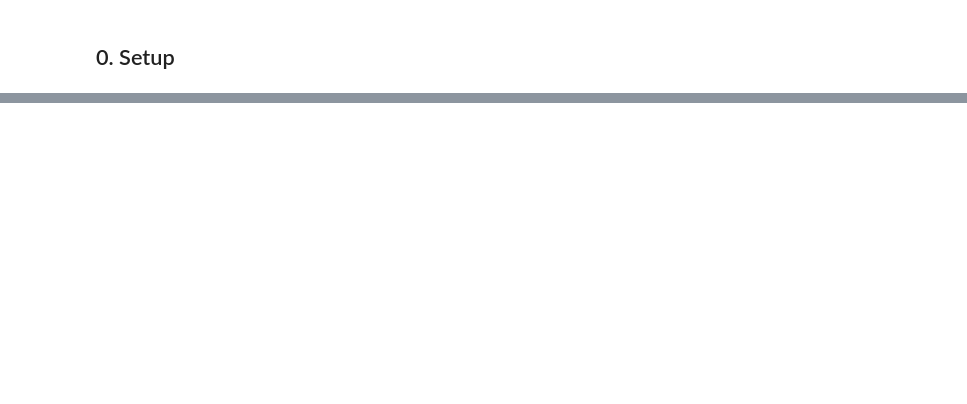
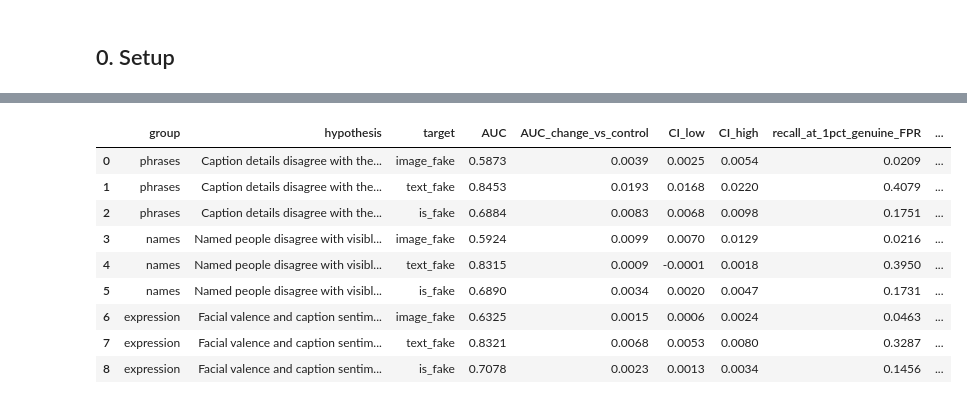
Before and after one commit to mfchloe/bt4012-team12, a Jupyter notebook: notebooks/07_multimodal_analysis.ipynb, the cells around one changed output, grey strips where cells are left out. Drawn from its saved outputs; the diff is of its cells as text; code cells hidden in the pictures; blank space fills up the shorter version.

```diff
--- a/notebooks/07_multimodal_analysis.ipynb
+++ b/notebooks/07_multimodal_analysis.ipynb
@@ -309,0 +953,80 @@ Use training data for fitting, validation for comparisons/thresholds, and test o
+# %%
+hypotheses = {
+    "phrases": "Caption details disagree with the image",
+    "names": "Named people disagree with visible faces",
+    "expression": "Facial valence and caption sentiment interact",
+}
+strict_lookup = low_fpr_results.set_index(["experiment", "target"])
+findings_rows = []
+for group in group_columns:
+    experiment, reference = f"Expanded: {group}", f"Control: {group}"
+    for target in TARGETS:
+        comparison = auc_differences.query("experiment == @experiment and reference == @reference and target == @target").iloc[0]
+        status = ("candidate" if comparison.CI_low > 0 else
+                  "not supported in this experiment" if comparison.CI_high <= 0 else "inconclusive")
+        findings_rows.append({"group": group, "hypothesis": hypotheses[group], "target": target,
+                              "AUC": float(auc_lookup.loc[(experiment, target)]),
+                              "AUC_change_vs_control": comparison.AUC_difference,
+                              "CI_low": comparison.CI_low, "CI_high": comparison.CI_high,
+                              "recall_at_1pct_genuine_FPR": float(strict_lookup.loc[(experiment, target), "Recall"]),
+                              "recall_change_vs_control": float(strict_lookup.loc[(experiment, target), "Recall"] - strict_lookup.loc[(reference, target), "Recall"]),
+                              "status": status})
+findings = pd.DataFrame(findings_rows)
+display(findings.round(4))
+display(coverage)
+display(runtimes.round(2))
+
+notebook_file = PROJECT_ROOT / "notebooks/07_multimodal_analysis.ipynb"
+notebook_sources = [(c["cell_type"], "".join(c["source"])) for c in json.loads(notebook_file.read_text())["cells"]]
+import sklearn
+from importlib.metadata import version
+configuration = {
+    "seed": RANDOM_STATE, "classifier": {"name": "StandardScaler + LogisticRegression", "C": 1., "max_iter": 2000, "class_weight": None},
+    "fit_split": "train_sample", "evaluation_split": "validation", "test_evaluated": False,
+    "bootstrap": {"resamples": BOOTSTRAPS, "unit": "article id", "paired": True, "refit": False},
+    "overall_score": "1 - (1 - p_image_fake) * (1 - p_text_fake)",
+    "threshold_protocol": "validation F1 and <=1% genuine-validation FPR; >= comparison; ties conservative",
+    "code_sha256": fingerprint(notebook_sources),
+    "evaluation_helper_sha256": file_sha256(PROJECT_ROOT / "src/evaluation.py"),
+    "clip_helper_sha256": file_sha256(PROJECT_ROOT / "src/clip_features.py"),
+    "data_sha256": data_fingerprints, "face_identity": face_identity,
+    "feature_fingerprints": {"phrases": phrase_key, "names_expression": new_feature_key},
+    "phrase_encoder": encoder_config, "face_encoder": face_encoder_config,
+    "versions": {"numpy": np.__version__, "pandas": pd.__version__, "sklearn": sklearn.__version__,
+                 "spacy": spacy.__version__, "vaderSentiment": version("vaderSentiment")},
+    "experiments": experiments,
+}
+# Full ordered prompts are represented by hashes/counts to keep committed configuration compact.
+for key in ["phrase_encoder", "face_encoder"]:
+    configuration[key] = {**configuration[key], "prompt_sha256": fingerprint(configuration[key]["prompts"]),
+                          "prompt_count": len(configuration[key]["prompts"])}
+    configuration[key].pop("prompts")
+run_key = fingerprint(configuration)[:16]
+run_dir = RESULTS_DIR / run_key
+run_dir.mkdir(parents=True, exist_ok=True)
+write_json(run_dir / "configuration.json", {**configuration, "execution_status": "incomplete_until_metrics_saved"})
+tables = {"validation_metrics": results, "validation_1pct_genuine_fpr": low_fpr_results,
+          "manipulation_type_rates": by_type, "paired_auc_differences": auc_differences,
+          "coverage": coverage, "runtime": runtimes, "findings": findings}
+for name, frame in tables.items():
+    path = run_dir / f"{name}.csv"
+    temporary = path.with_suffix(".tmp")
+    frame.to_csv(temporary, index=False)
+    temporary.replace(path)
+write_json(run_dir / "configuration.json", {**configuration, "execution_status": "complete_validation",
+           "completed_at_utc": datetime.now(timezone.utc).isoformat(), "timings_seconds": timings})
+print(f"Saved current-run validation results to {run_dir.relative_to(PROJECT_ROOT)}")
+display(Markdown("**Conclusion:** candidate labels above concern these fixed-classifier validation experiments only. "
+                 "Whether they help the full model remains untested. Freeze selected features, model settings and "
+                 "thresholds before any final-test evaluation."))
+# %% [output]
+|  | group | hypothesis | target | AUC | AUC_change_vs_control | CI_low | CI_high | recall_at_1pct_genuine_FPR | ... |
+| 0 | phrases | Caption details disagree with the... | image_fake | 0.5873 | 0.0039 | 0.0025 | 0.0054 | 0.0209 | ... |
+| 1 | phrases | Caption details disagree with the... | text_fake | 0.8453 | 0.0193 | 0.0168 | 0.0220 | 0.4079 | ... |
+| 2 | phrases | Caption details disagree with the... | is_fake | 0.6884 | 0.0083 | 0.0068 | 0.0098 | 0.1751 | ... |
+| 3 | names | Named people disagree with visibl... | image_fake | 0.5924 | 0.0099 | 0.0070 | 0.0129 | 0.0216 | ... |
+| 4 | names | Named people disagree with visibl... | text_fake | 0.8315 | 0.0009 | -0.0001 | 0.0018 | 0.3950 | ... |
+| 5 | names | Named people disagree with visibl... | is_fake | 0.6890 | 0.0034 | 0.0020 | 0.0047 | 0.1731 | ... |
+| 6 | expression | Facial valence and caption sentim... | image_fake | 0.6325 | 0.0015 | 0.0006 | 0.0024 | 0.0463 | ... |
+| 7 | expression | Facial valence and caption sentim... | text_fake | 0.8321 | 0.0068 | 0.0053 | 0.0080 | 0.3287 | ... |
+| 8 | expression | Facial valence and caption sentim... | is_fake | 0.7078 | 0.0023 | 0.0013 | 0.0034 | 0.1456 | ... |
```
Also changed, not shown: parts of 42 cells of this notebook, 2 other files.
